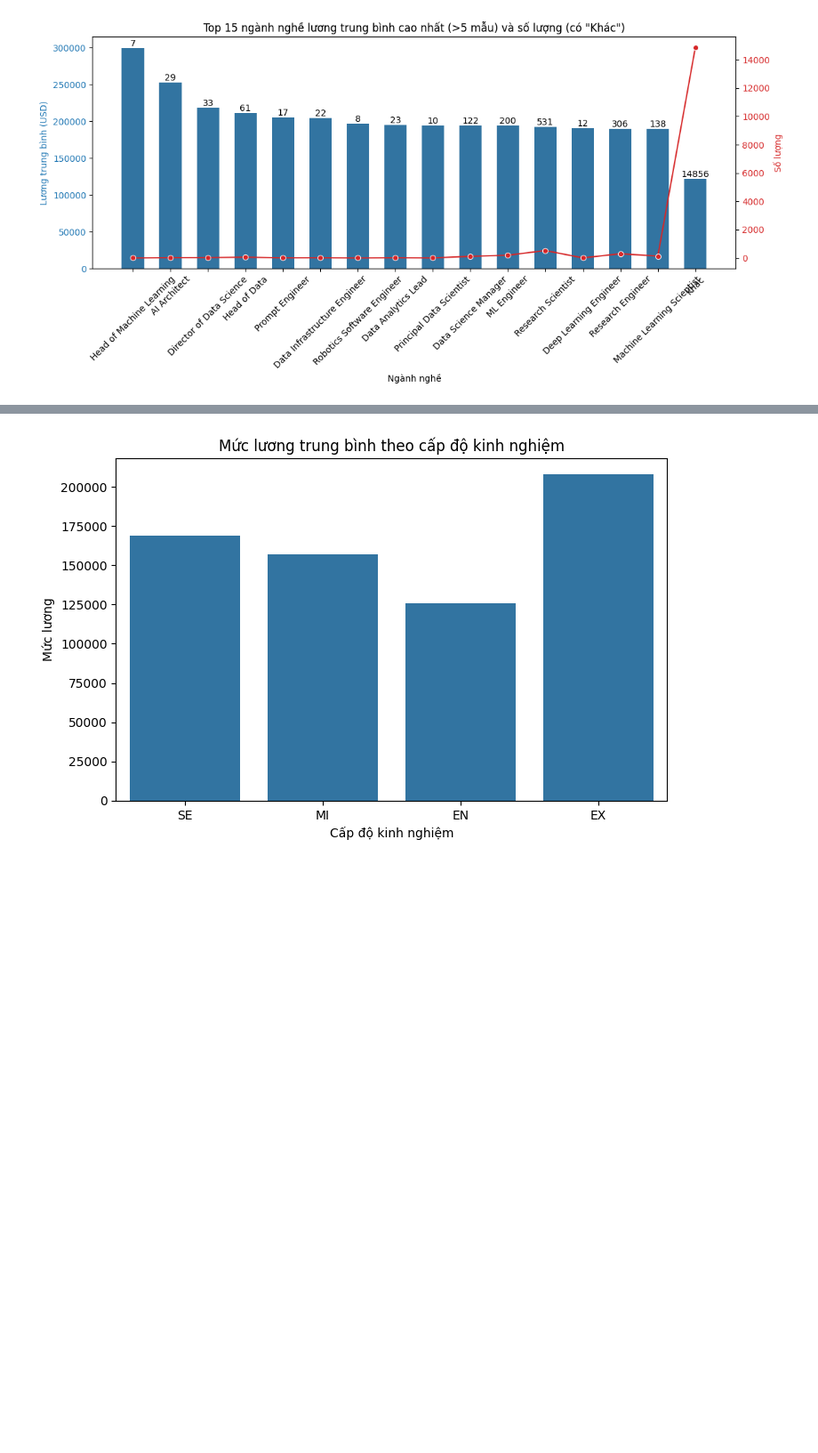
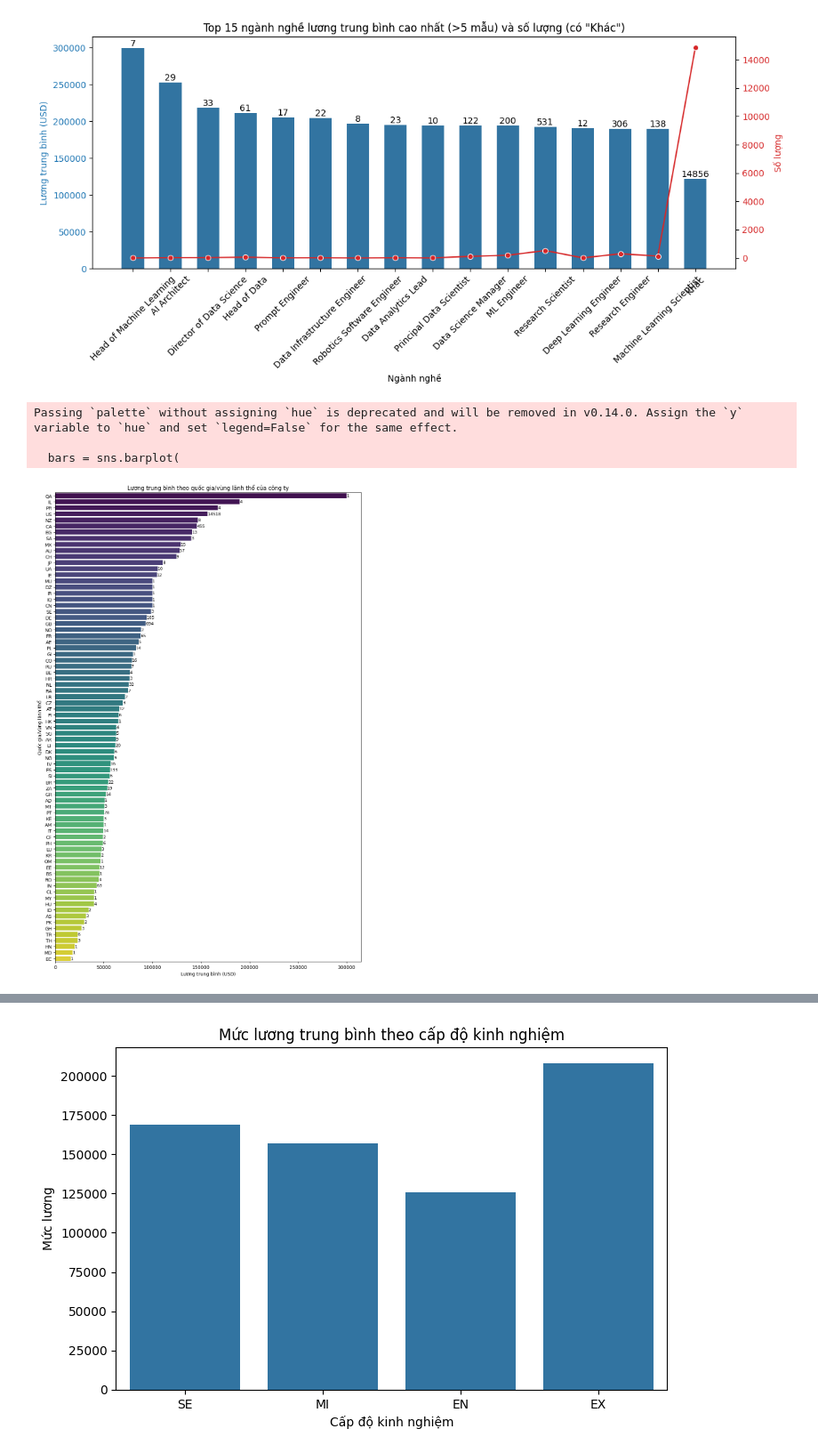
Before and after one commit to tuanduog/IT_Salary_Predict, a Jupyter notebook: notebook/show.ipynb, the cells around one changed output, grey strips where cells are left out. Shown at 89% size. Saved outputs shown, nothing was run; the diff lists cells and outputs as text; code cells hidden in the pictures; blank space fills up the shorter version.

```diff
--- a/notebook/show.ipynb
+++ b/notebook/show.ipynb
@@ -186,3 +186,38 @@ plt.show()
 # ...existing code...
 # %% [output]
 [figure]
+# %%
+
+# Tính lương trung bình và số lượng mẫu theo quốc gia/vùng lãnh thổ của công ty
+location_stats = df.groupby('company_location').agg(
+    salary_mean=('salary_in_usd', 'mean'),
+    count=('salary_in_usd', 'size')
+).sort_values('salary_mean', ascending=False)
+
+plt.figure(figsize=(10, 15))
+bars = sns.barplot(
+    y=location_stats.index,
+    x=location_stats['salary_mean'],
+    palette='viridis'
+)
+plt.title('Lương trung bình theo quốc gia/vùng lãnh thổ của công ty')
+plt.ylabel('Quốc gia/Vùng lãnh thổ')
+plt.xlabel('Lương trung bình (USD)')
+
+# Ghi số lượng mẫu lên đầu mỗi cột
+for bar, count in zip(bars.patches, location_stats['count']):
+    plt.text(
+        bar.get_width(),
+        bar.get_y() + bar.get_height() / 2,
+        f'{int(count)}',
+        va='center', ha='left', fontsize=9, color='black'
+    )
+
+plt.tight_layout()
+plt.show()
+#
+# %% [output]
+Passing `palette` without assigning `hue` is deprecated and will be removed in v0.14.0. Assign the `y` variable to `hue` and set `legend=False` for the same effect.
+
+  bars = sns.barplot(
+[figure, added]
```
Also changed, not shown: parts of 10 cells of this notebook.
